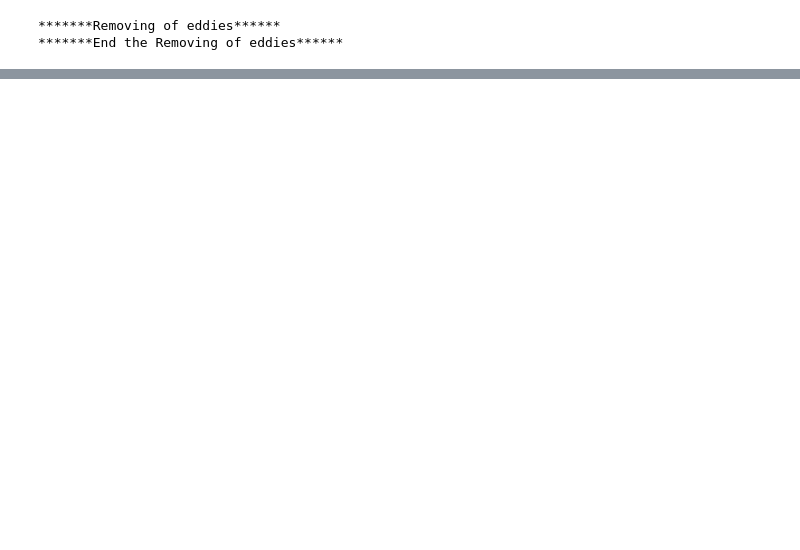
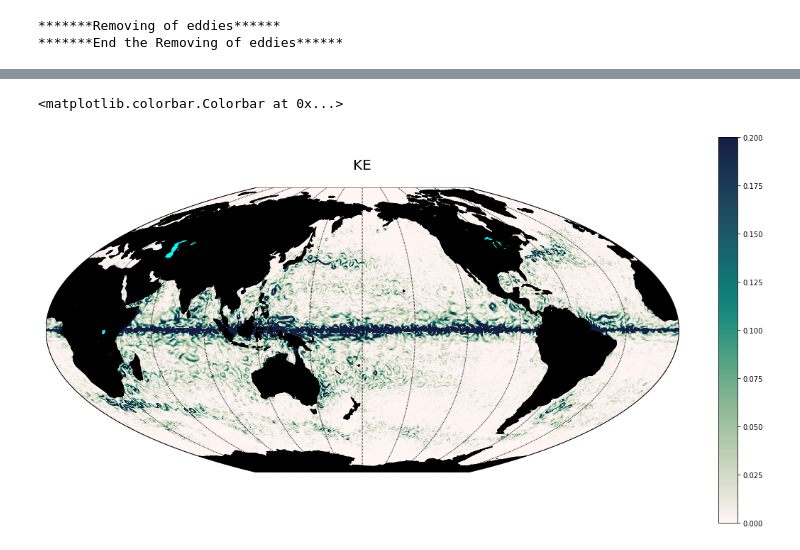
Before and after one commit to amoliu/trackeddy, a Jupyter notebook: examples/ONE_STEP_eddies_ssha_satellite.ipynb, the cells around one changed output, grey strips where cells are left out. Cells and saved outputs as stored; diff of their text form; code cells hidden in the pictures; blank space fills up the shorter version.

```diff
--- a/examples/ONE_STEP_eddies_ssha_satellite.ipynb
+++ b/examples/ONE_STEP_eddies_ssha_satellite.ipynb
@@ -66,0 +67,2 @@ basemap_mplot(lon,lat,[ssha[0,:,:],ssha[0,:,:]-eddysplot-eddysplotn,eddysplotn,e
+# %%
+mask=ma.getmask(ssha[0,:,:])
@@ -66,0 +111,8 @@ basemap_mplot(lon,lat,[ssha[0,:,:],ssha[0,:,:]-eddysplot-eddysplotn,eddysplotn,e
+# %%
+basemap_mplot(lon,lat,ke\
+              ,title="KE",scale='Lin',cmap=cm.cm.tempo,\
+              projection='mbtfpq',lat_0=-90,lon_0=-180,vmin=0,vmax=0.2,xan=1,yan=1,figsize=(20,10),fontsize=20);
+colorbar()
+# %% [output]
+<matplotlib.colorbar.Colorbar at 0x...>
+[figure, added]
```
Also changed, not shown: parts of 15 cells of this notebook, 11 other files.
